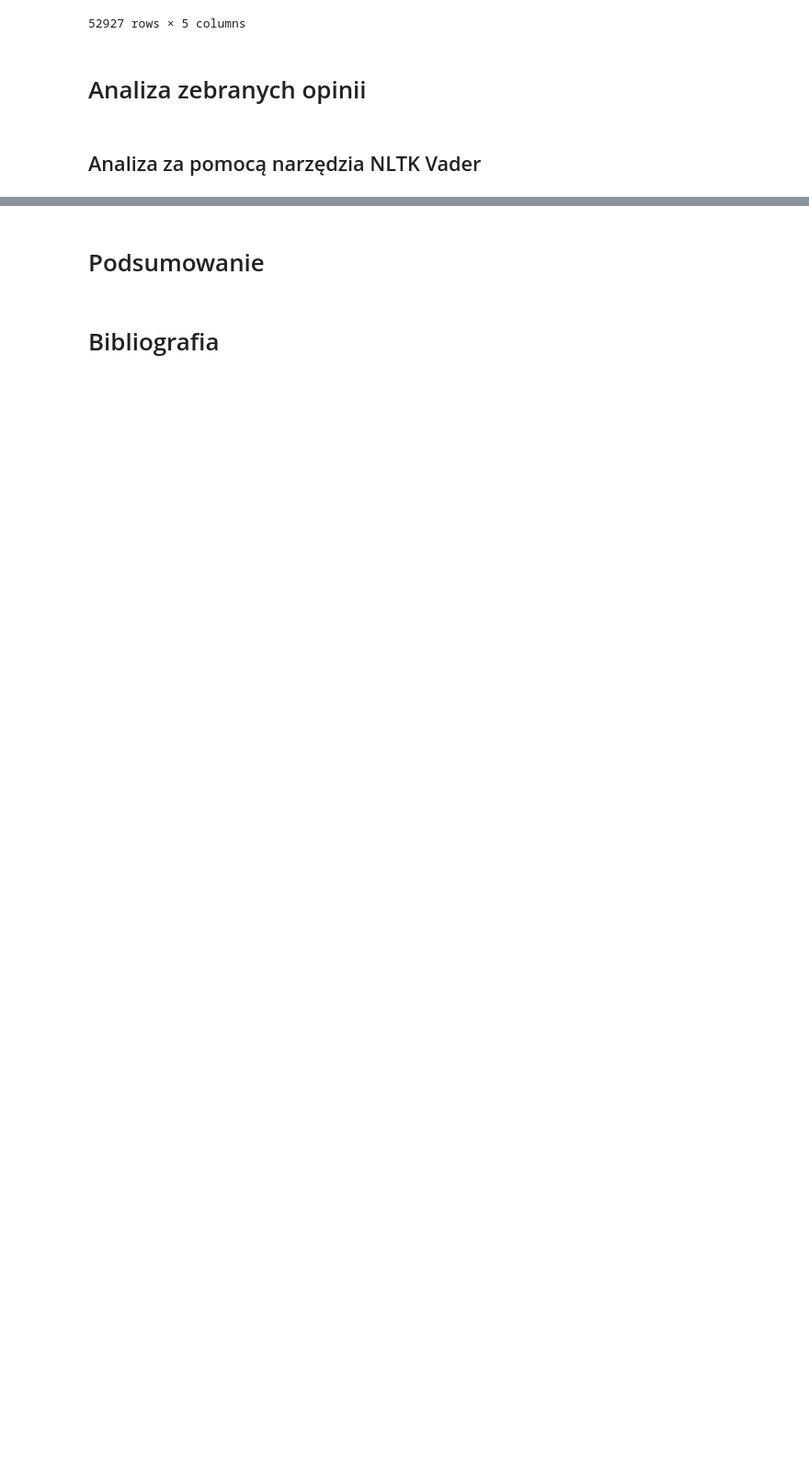
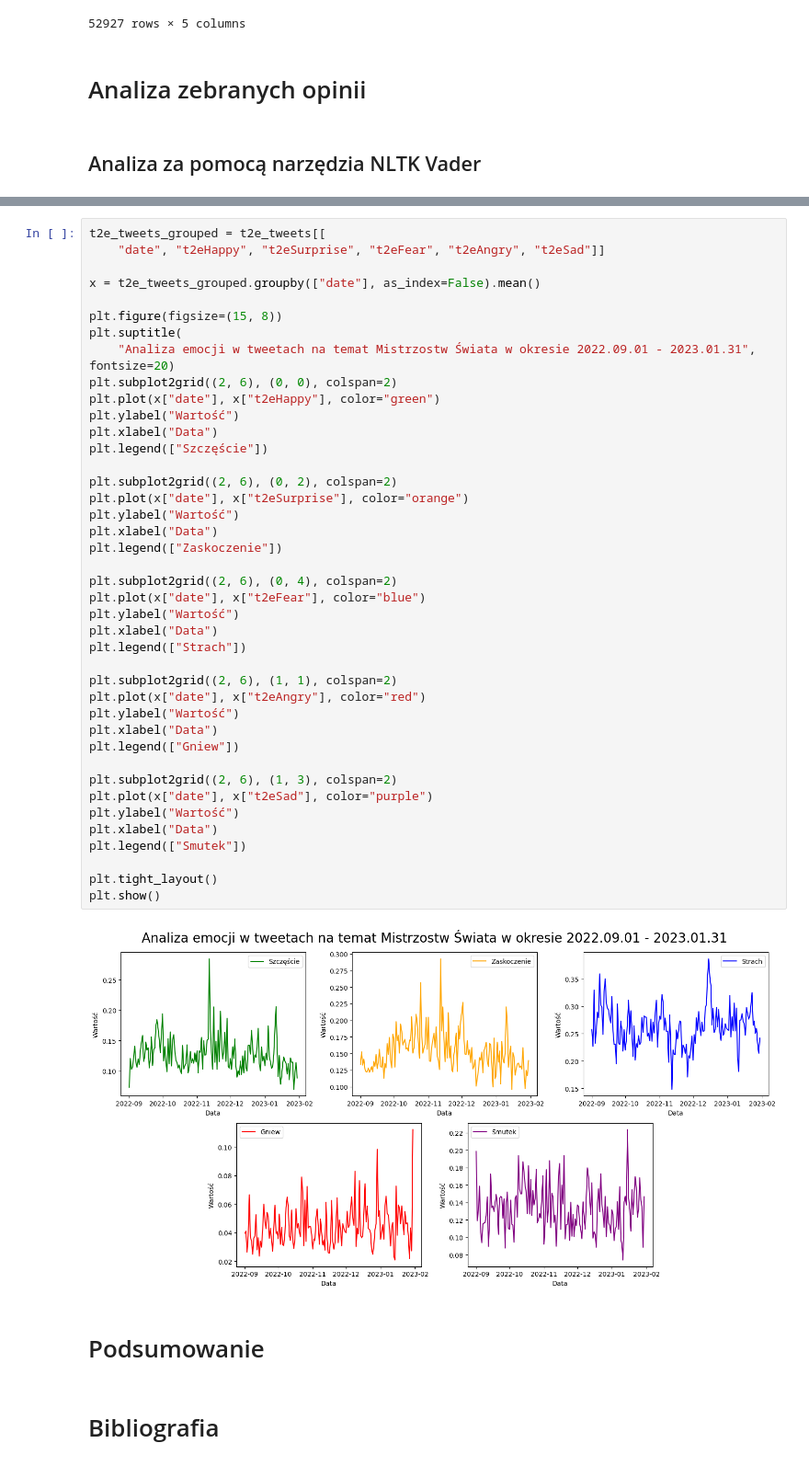
Before and after one commit to wgola/computional-intelligence-exercises, a Jupyter notebook: project3/projet3.ipynb, the cells around one changed output, grey strips where cells are left out. Shown at 92% size. Drawn from its saved outputs; the diff is of its cells as text; blank space fills up the shorter version.

```diff
--- a/project3/projet3.ipynb
+++ b/project3/projet3.ipynb
@@ -122,3 +314,46 @@ tweets["vader_compound"] = tweets.apply(
+# %%
+t2e_tweets_grouped = t2e_tweets[[
+    "date", "t2eHappy", "t2eSurprise", "t2eFear", "t2eAngry", "t2eSad"]]
+
+x = t2e_tweets_grouped.groupby(["date"], as_index=False).mean()
+
+plt.figure(figsize=(15, 8))
+plt.suptitle(
+    "Analiza emocji w tweetach na temat Mistrzostw Świata w okresie 2022.09.01 - 2023.01.31", fontsize=20)
+plt.subplot2grid((2, 6), (0, 0), colspan=2)
+plt.plot(x["date"], x["t2eHappy"], color="green")
+plt.ylabel("Wartość")
+plt.xlabel("Data")
+plt.legend(["Szczęście"])
+
+plt.subplot2grid((2, 6), (0, 2), colspan=2)
+plt.plot(x["date"], x["t2eSurprise"], color="orange")
+plt.ylabel("Wartość")
+plt.xlabel("Data")
+plt.legend(["Zaskoczenie"])
+
+plt.subplot2grid((2, 6), (0, 4), colspan=2)
+plt.plot(x["date"], x["t2eFear"], color="blue")
+plt.ylabel("Wartość")
+plt.xlabel("Data")
+plt.legend(["Strach"])
+
+plt.subplot2grid((2, 6), (1, 1), colspan=2)
+plt.plot(x["date"], x["t2eAngry"], color="red")
+plt.ylabel("Wartość")
+plt.xlabel("Data")
+plt.legend(["Gniew"])
+
+plt.subplot2grid((2, 6), (1, 3), colspan=2)
+plt.plot(x["date"], x["t2eSad"], color="purple")
+plt.ylabel("Wartość")
+plt.xlabel("Data")
+plt.legend(["Smutek"])
+
+plt.tight_layout()
+plt.show()
+# %% [output]
+[figure, added]
 # %% [markdown]
 # Podsumowanie
 # %% [markdown]
```
Also changed, not shown: parts of 19 cells of this notebook.
